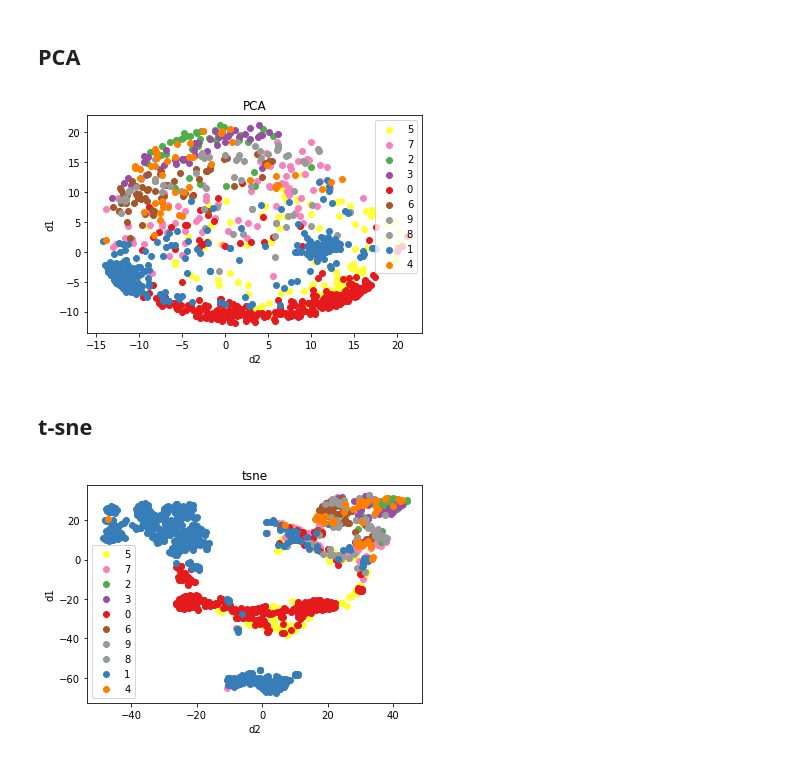
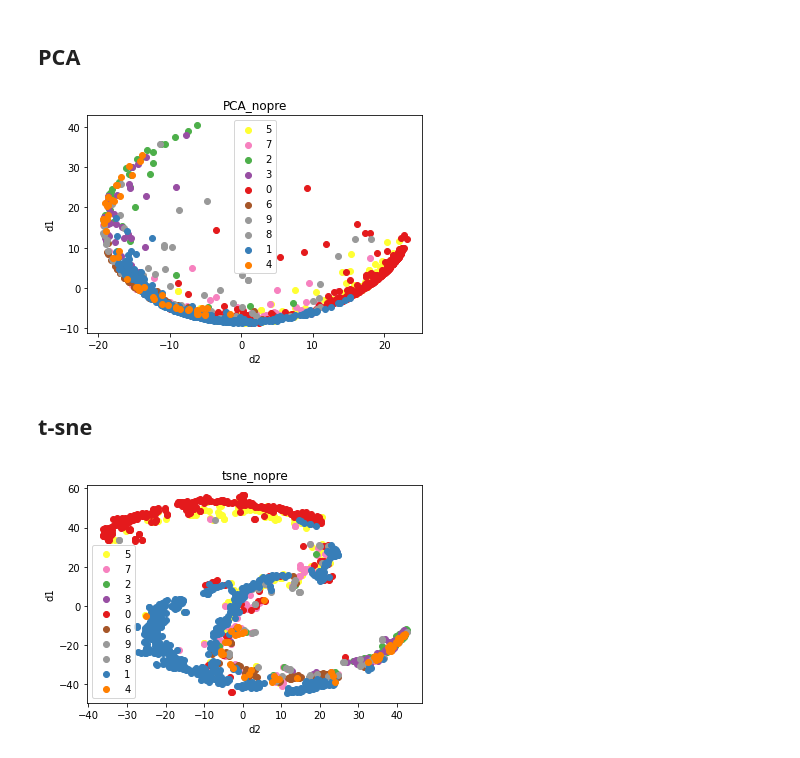
Before and after one commit to a07458666/simsiamfacenet, a Jupyter notebook: simsiamFace_facenet.ipynb, the cells around one changed output. Drawn from its saved outputs; the diff is of its cells as text; code cells hidden in the pictures.

```diff
--- a/simsiamFace_facenet.ipynb
+++ b/simsiamFace_facenet.ipynb
@@ -144,7 +144,8 @@ from facenet_pytorch import InceptionResnetV1
 from torch import nn
 
 # backbone
-backbone = InceptionResnetV1(pretrained='vggface2')
+# backbone = InceptionResnetV1(pretrained='vggface2')
+backbone = InceptionResnetV1()
 backbone.to(device)
 # projector
 projector = nn.Sequential(
@@ -264,12 +265,12 @@ for i in range(epoch):
         'arch': 'facenet',
         'state_dict': backbone.state_dict(),
         'optimizer' : backbone_opt.state_dict(),
-    }, is_best=False, filename='./model/checkpoint_backbone_{:04d}.pth.tar'.format(i + 1))
+    }, is_best=False, filename='./model_no_pre/checkpoint_backbone_{:04d}.pth.tar'.format(i + 1))
     save_checkpoint({
         'epoch': i + 1,
         'arch': 'facenet',
         'state_dict': projector.state_dict(),
         'optimizer' : projector_opt.state_dict(),
-    }, is_best=False, filename='./model/checkpoint_projector_{:04d}.pth.tar'.format(i + 1))
+    }, is_best=False, filename='./model_no_pre/checkpoint_projector_{:04d}.pth.tar'.format(i + 1))
 update_loss_hist(True)
 # %% [output]
@@ -277,9 +278,9 @@ update_loss_hist(True)
 # %% [markdown]
 # collapse check
 # %%
-model = InceptionResnetV1(pretrained='vggface2')
+model = InceptionResnetV1()
 model.cpu()
-model.load_state_dict(torch.load("./model/checkpoint_backbone_0100.pth.tar")['state_dict'])
+model.load_state_dict(torch.load("./model_no_pre/checkpoint_backbone_0100.pth.tar")['state_dict'])
 model.eval()
 dataset_eval = FaceImages(DATA_PATH, ge_eval_trnsform(0.5), '[0-9]')
 size=dataset_eval.__len__()
@@ -343,14 +344,14 @@ def draw_cluster(pca_data, id, name):
 from sklearn.decomposition import PCA
 pca = PCA(n_components=2)
 data = pca.fit_transform(res.detach().numpy())
-draw_cluster(data, id, 'PCA')
+draw_cluster(data, id, 'PCA_nopre')
 # %% [output]
-[figure, old version]
+[figure, new version]
 # %% [markdown]
 ## t-sne
 # %%
 from sklearn import manifold
 res_tsne = manifold.TSNE(n_components=2, init='random', random_state=5, verbose=0).fit_transform(res.detach().numpy())
-draw_cluster(res_tsne, id, 'tsne')
+draw_cluster(res_tsne, id, 'tsne_nopre')
 # %% [output]
-[figure, old version]
+[figure, new version]
```
Also changed, not shown: parts of 4 cells of this notebook, 1 other file.
